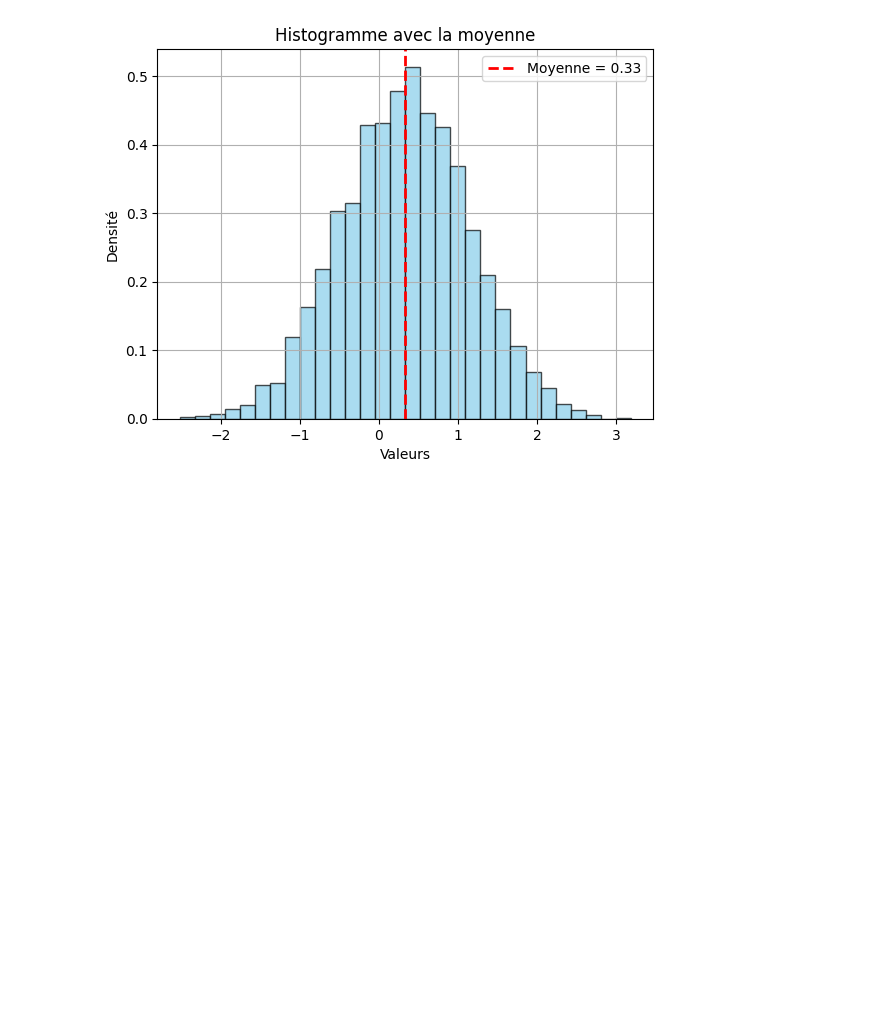
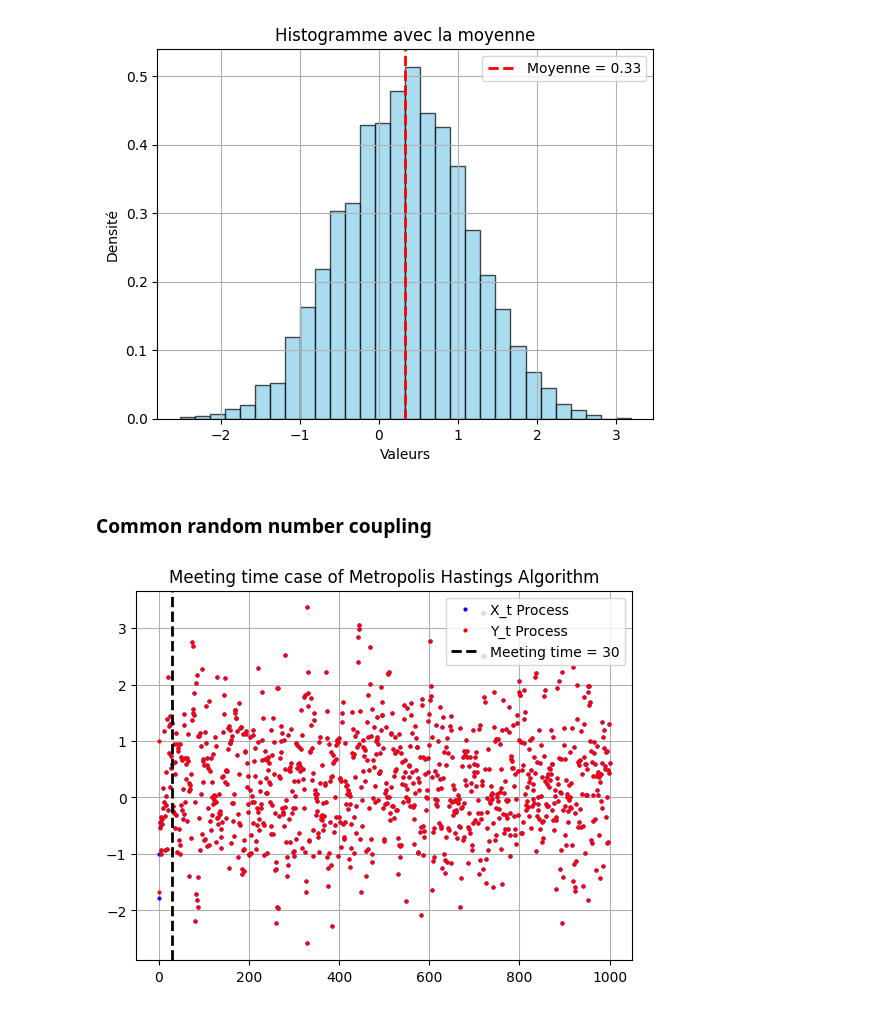
Before and after one commit to MohamedKeteb/Coupling_ESS, a Jupyter notebook: simu_ESS.ipynb, the cells around one changed output. Drawn from its saved outputs; the diff is of its cells as text; code cells hidden in the pictures; blank space fills up the shorter version.

Commit message:
add common random coupling

```diff
--- a/simu_ESS.ipynb
+++ b/simu_ESS.ipynb
@@ -4,21 +4,3 @@ import matplotlib.pyplot as plt
 from tqdm import tqdm
 # %%
 from main import *
-# %%
-if __name__ == "__main__":
-    d = 2  # Dimension
-    m = np.ones(d)
-    v = 2*np.eye(d)
-
-    x_init = np.random.randn(d)
-    n_iter = 1000
-
-
-
-# === Génération d'échantillons fictifs (remplace par tes samples ESS) ===
-    samples = elliptical_slice_sampling(x_init, m, v, n_iter)
-
-# === Tracé des échantillons ===
-    plt.figure(figsize=(6,6))
-    plt.scatter(samples[:, 0], samples[:, 1], alpha=0.3, label='Samples')
-    plt.show()
@@ -52,3 +32,5 @@ if __name__ == "__main__":
     plt.show()
 # %% [output]
 [figure]
+# %% [markdown]
+### Common random number coupling
@@ -54,0 +82,26 @@ if __name__ == "__main__":
+# %%
+if __name__ == "__main__":
+    m, v = 1, 2
+
+    x1, x2 = -1, 1
+    n_iter = 1000
+
+    samples = coupled_ess(x1, x2, m, v, n_iter)
+# %%
+x_sample = np.array([samples[i][0] for i in range(len(samples))])
+y_sample = np.array([samples[i][1] for i in range(len(samples))])
+meet_time = []
+for i in range(len(samples)):
+    if x_sample[i]==y_sample[i]:
+        meet_time.append(i)
+# %%
+x = np.arange(len(samples))
+plt.plot(x, x_sample, marker='o', linestyle='None', markersize=2, color='blue', label = 'X_t Process')
+plt.plot(x, y_sample, marker='o', linestyle='None', markersize=2, color='red', label = 'Y_t Process')
+plt.axvline(meet_time[0], color='black', linestyle='dashed', linewidth=2, label=f'Meeting time = {meet_time[0]}')
+plt.title("Meeting time case of Metropolis Hastings Algorithm")
+plt.grid(True)
+plt.legend()
+plt.show()
+# %% [output]
+[figure, added]
```
Also changed, not shown: parts of 7 cells of this notebook.
